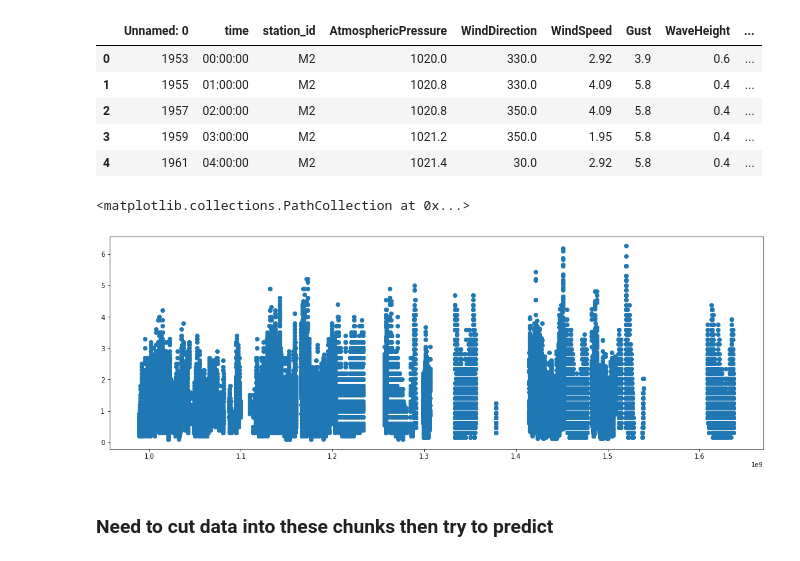
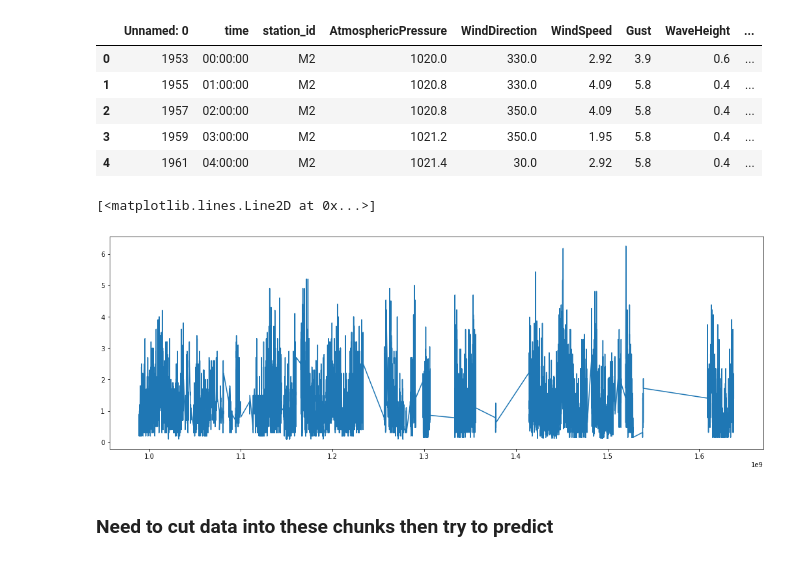
Before and after one commit to daltHub/machine_learning_project, a Jupyter notebook: time_series_regression.ipynb, the cells around one changed output. Drawn from its saved outputs; the diff is of its cells as text; code cells hidden in the pictures.

```diff
--- a/time_series_regression.ipynb
+++ b/time_series_regression.ipynb
@@ -37,11 +37,11 @@ df.head()
 # %%
 plt.figure(figsize=(18,6))
 
-plt.scatter(df['timestamps'], df['WaveHeight'])
+plt.plot(df['timestamps'], df['WaveHeight'])
 # plt.plot(df['timestamps'], df['WaveHeight'], color = 'red')
 # %% [output]
-<matplotlib.collections.PathCollection at 0x...>
+[<matplotlib.lines.Line2D at 0x...>]
-[figure, old version]
+[figure, new version]
 # %% [markdown]
 ### Need to cut data into these chunks then try to predict
 # %%
```
Also changed, not shown: parts of 6 cells of this notebook.
